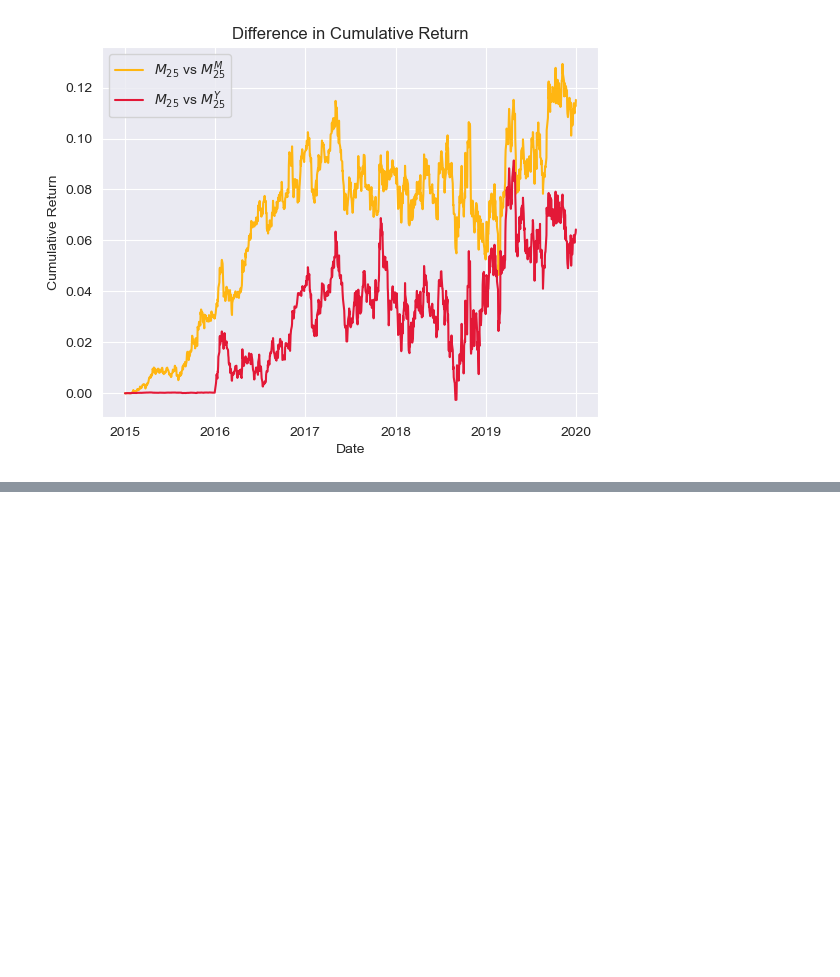
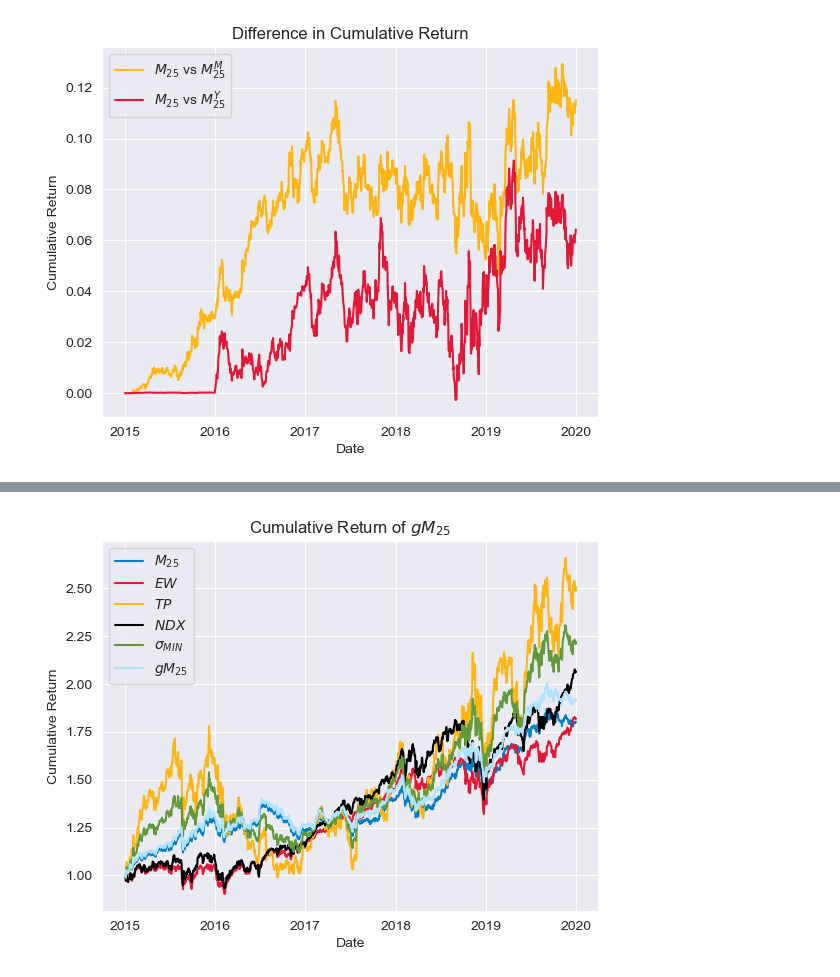
Before and after one commit to Maertine/PersonalPortfolio, a Jupyter notebook: MarkowitzModels-Nasdaq100/Notebook.ipynb, the cells around one changed output, grey strips where cells are left out. Saved outputs shown, nothing was run; the diff lists cells and outputs as text; code cells hidden in the pictures; blank space fills up the shorter version.

```diff
--- a/MarkowitzModels-Nasdaq100/Notebook.ipynb
+++ b/MarkowitzModels-Nasdaq100/Notebook.ipynb
@@ -797,0 +802,22 @@ plt.show()
+# %%
+## Calculating the geometric mean
+annual_geometric_mean_returns = []
+
+for stock_returns in stock_returns_before2015:
+    total_return = (1+stock_returns).prod()
+    annual_mean_return = total_return**(1/5) - 1
+
+    annual_geometric_mean_returns.append(annual_mean_return)
+
+annual_geometric_mean_returns = np.array(annual_geometric_mean_returns)  # Converting into array for easier handling
+# %%
+## Calculating the weights using previously derived formulae
+wanted_return = 0.25
+A_ = np.ones(number_of_stocks).T @ inverse_covariance_matrix @ np.ones(number_of_stocks)
+B_ = np.ones(number_of_stocks).T @ inverse_covariance_matrix @ annual_geometric_mean_returns
+C_ = annual_geometric_mean_returns.T @ inverse_covariance_matrix @ annual_geometric_mean_returns
+D_ = A_*C_ - B_**2
+
+delta_1 = (C_ - B_ * wanted_return) / D_
+delta_2 = (A_ * wanted_return - B_) / D_
+gmu25_weights = inverse_covariance_matrix @ (delta_1 * np.ones(number_of_stocks) + delta_2 * annual_geometric_mean_returns)
@@ -797,0 +826,14 @@ plt.show()
+# %%
+plt.plot((1 + returns @ mu25_weights).cumprod(),color='#0080C6',label='$M_{25}$')
+plt.plot((1 + returns @ EW_weights).cumprod(),color='#E31837',label='$EW$')
+plt.plot((1 + returns @ TP_weights).cumprod(),color='#FFB612',label='$TP$')
+plt.plot((1+nasdaq_100_returns).cumprod(),color='black',label='$NDX$')
+plt.plot((1 + returns @ sigma_min_weights).cumprod(),color='#61993B',label='$\sigma_{MIN}$')
+plt.plot((1 + returns @ gmu25_weights).cumprod(),color='#AEE2FF',label='$gM_{25}$')
+plt.legend()
+plt.ylabel('Cumulative Return')
+plt.xlabel('Date')
+plt.title('Cumulative Return of $gM_{25}$')
+plt.show()
+# %% [output]
+[figure, added]
```
Also changed, not shown: parts of 12 cells of this notebook.
